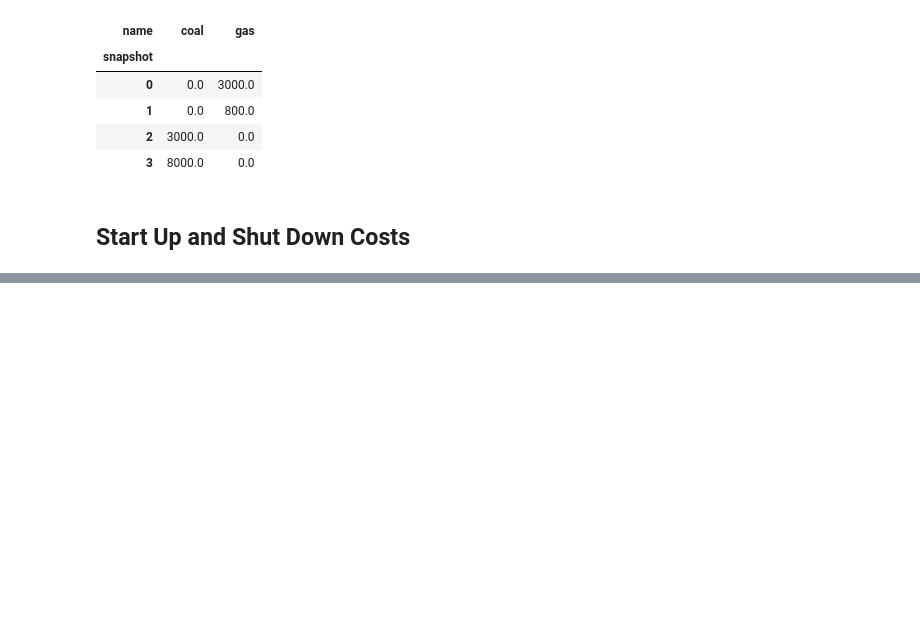
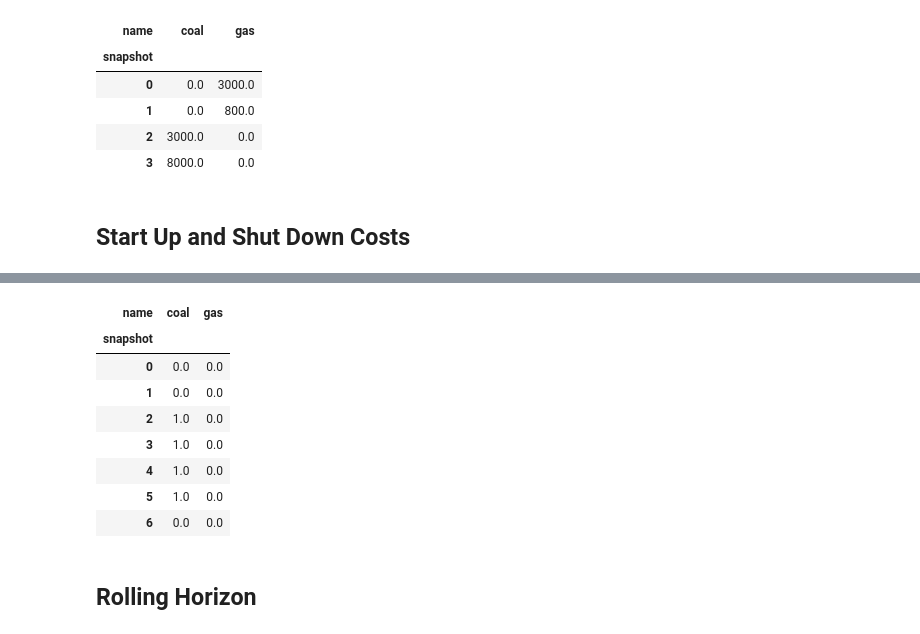
Before and after one commit to VeenaShirsath/Power-System-Optimization, a Jupyter notebook: unit_commitment.ipynb, the cells around one changed output, grey strips where cells are left out. Saved outputs shown, nothing was run; the diff lists cells and outputs as text; code cells hidden in the pictures; blank space fills up the shorter version.

```diff
--- a/unit_commitment.ipynb
+++ b/unit_commitment.ipynb
@@ -340,0 +680,14 @@ nu.generators_t.p
+# %%
+nu.generators_t.status
+# %% [output]
+| name | coal | gas |
+| snapshot |  |  |
+| 0 | 0.0 | 0.0 |
+| 1 | 0.0 | 0.0 |
+| 2 | 1.0 | 0.0 |
+| 3 | 1.0 | 0.0 |
+| 4 | 1.0 | 0.0 |
+| 5 | 1.0 | 0.0 |
+| 6 | 0.0 | 0.0 |
+# %% [markdown]
+## Rolling Horizon
```
Also changed, not shown: parts of 20 cells of this notebook.
